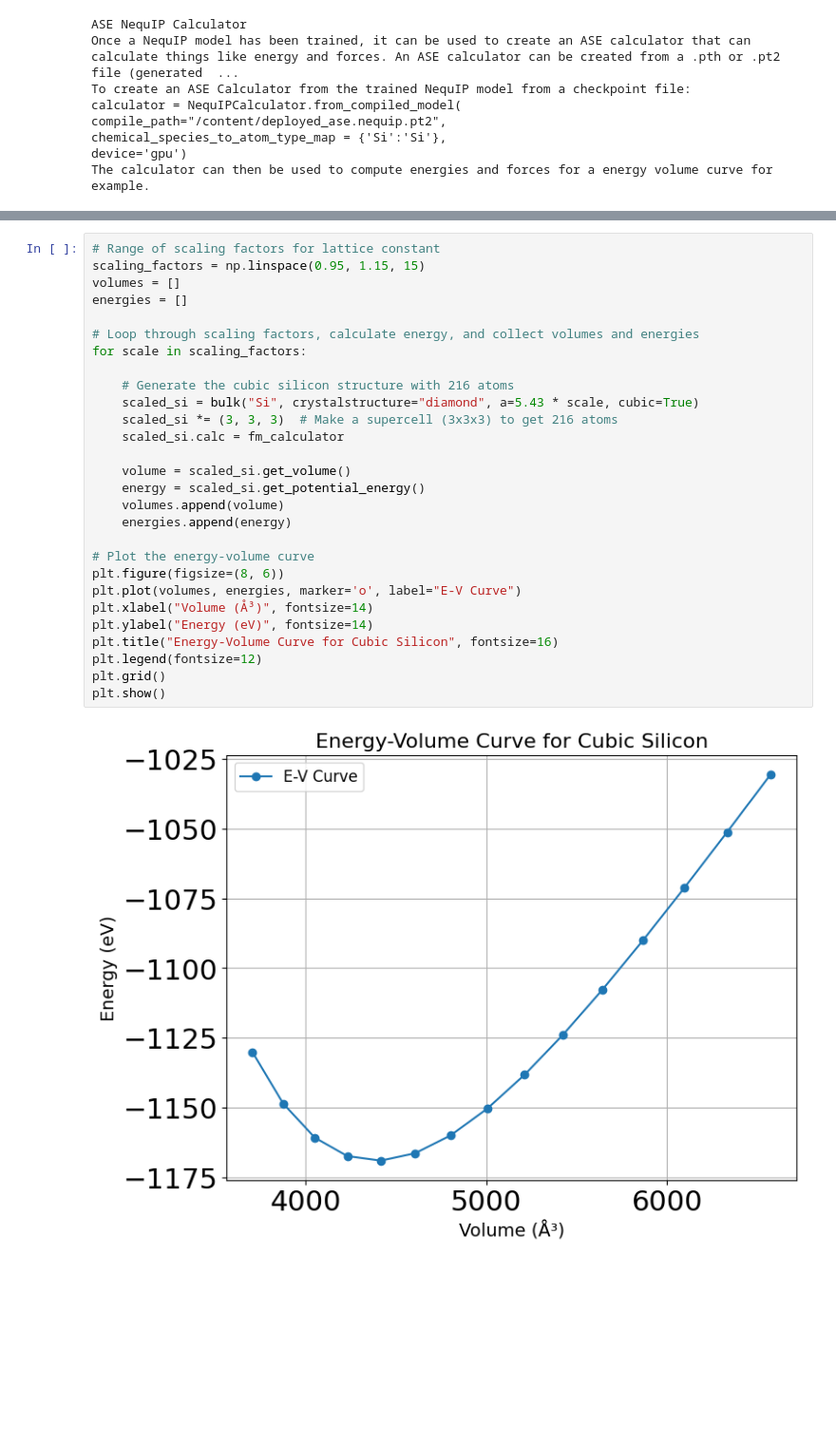
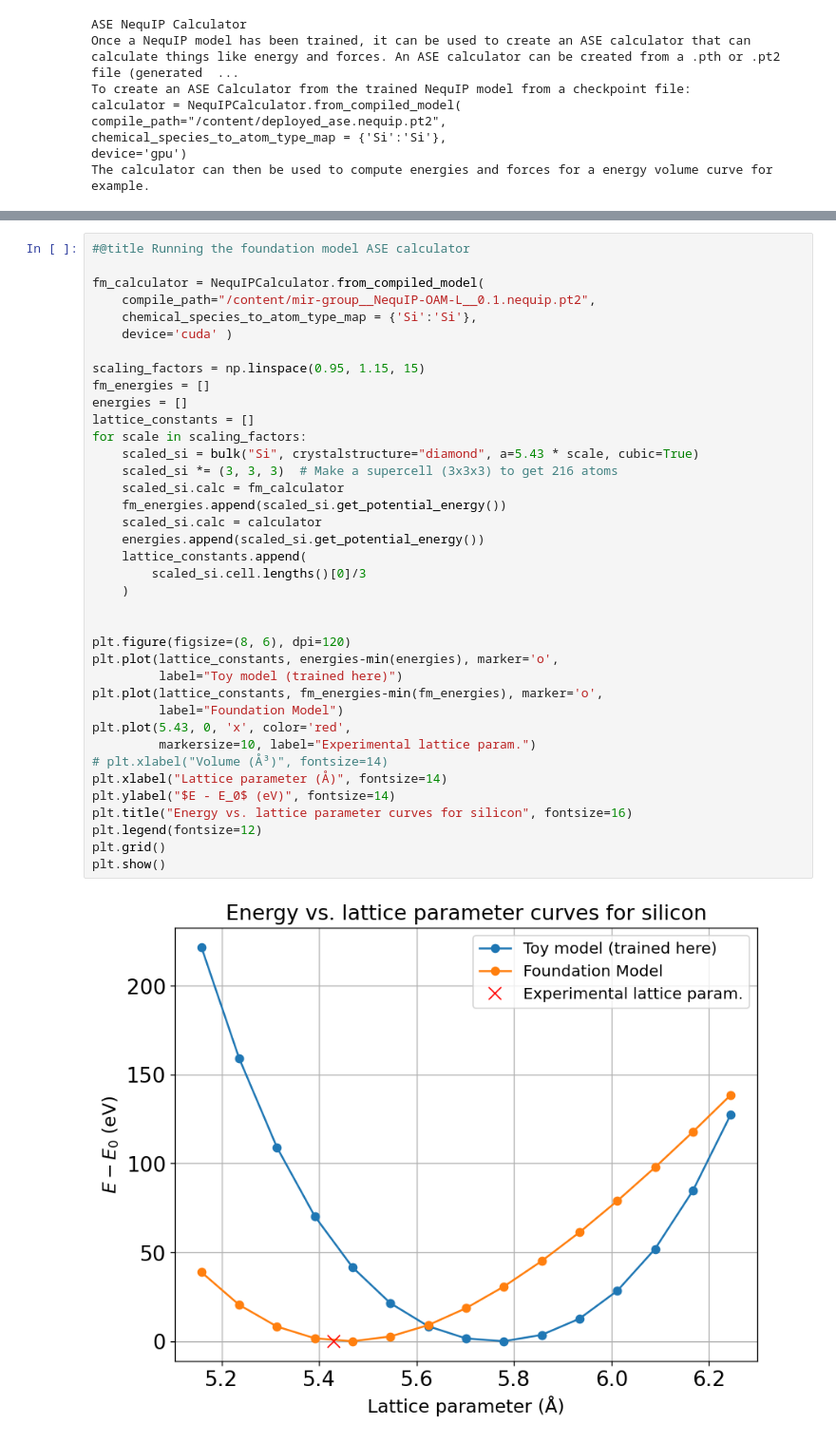
Before and after one commit to mir-group/nequip-tutorial, a Jupyter notebook: NequIP_Tutorial.ipynb, the cells around one changed output, grey strips where cells are left out. Shown at 95% size. Saved outputs shown, nothing was run; the diff lists cells and outputs as text; blank space fills up the shorter version.

```diff
--- a/NequIP_Tutorial.ipynb
+++ b/NequIP_Tutorial.ipynb
@@ -698,30 +709,40 @@ fm_calculator = NequIPCalculator.from_compiled_model(compile_path="/content/mir-
 # %%
-# Range of scaling factors for lattice constant
+#@title Running the foundation model ASE calculator
+
+fm_calculator = NequIPCalculator.from_compiled_model(
+    compile_path="/content/mir-group__NequIP-OAM-L__0.1.nequip.pt2",
+    chemical_species_to_atom_type_map = {'Si':'Si'},
+    device='cuda' )
+
 scaling_factors = np.linspace(0.95, 1.15, 15)
-volumes = []
+fm_energies = []
 energies = []
-
-# Loop through scaling factors, calculate energy, and collect volumes and energies
+lattice_constants = []
 for scale in scaling_factors:
-
-    # Generate the cubic silicon structure with 216 atoms
     scaled_si = bulk("Si", crystalstructure="diamond", a=5.43 * scale, cubic=True)
     scaled_si *= (3, 3, 3)  # Make a supercell (3x3x3) to get 216 atoms
     scaled_si.calc = fm_calculator
+    fm_energies.append(scaled_si.get_potential_energy())
+    scaled_si.calc = calculator
+    energies.append(scaled_si.get_potential_energy())
+    lattice_constants.append(
+        scaled_si.cell.lengths()[0]/3
+    )
 
-    volume = scaled_si.get_volume()
-    energy = scaled_si.get_potential_energy()
-    volumes.append(volume)
-    energies.append(energy)
 
-# Plot the energy-volume curve
-plt.figure(figsize=(8, 6))
-plt.plot(volumes, energies, marker='o', label="E-V Curve")
-plt.xlabel("Volume (Å³)", fontsize=14)
-plt.ylabel("Energy (eV)", fontsize=14)
-plt.title("Energy-Volume Curve for Cubic Silicon", fontsize=16)
+plt.figure(figsize=(8, 6), dpi=120)
+plt.plot(lattice_constants, energies-min(energies), marker='o',
+         label="Toy model (trained here)")
+plt.plot(lattice_constants, fm_energies-min(fm_energies), marker='o',
+         label="Foundation Model")
+plt.plot(5.43, 0, 'x', color='red',
+         markersize=10, label="Experimental lattice param.")
+# plt.xlabel("Volume (Å³)", fontsize=14)
+plt.xlabel("Lattice parameter (Å)", fontsize=14)
+plt.ylabel("$E - E_0$ (eV)", fontsize=14)
+plt.title("Energy vs. lattice parameter curves for silicon", fontsize=16)
 plt.legend(fontsize=12)
 plt.grid()
 plt.show()
 # %% [output]
-[figure, old version]
+[figure, new version]
```
Also changed, not shown: parts of 16 cells of this notebook.
